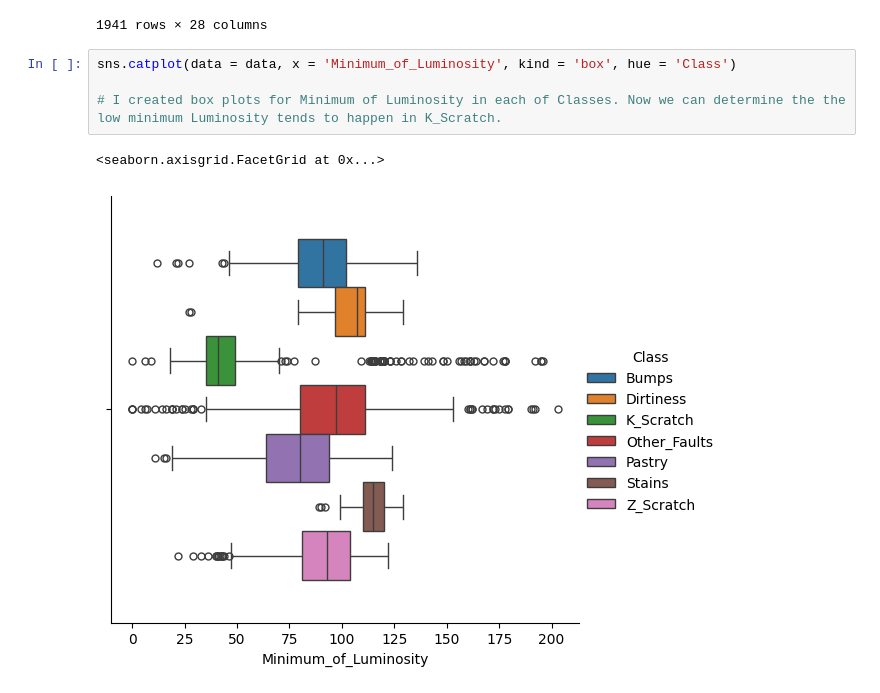
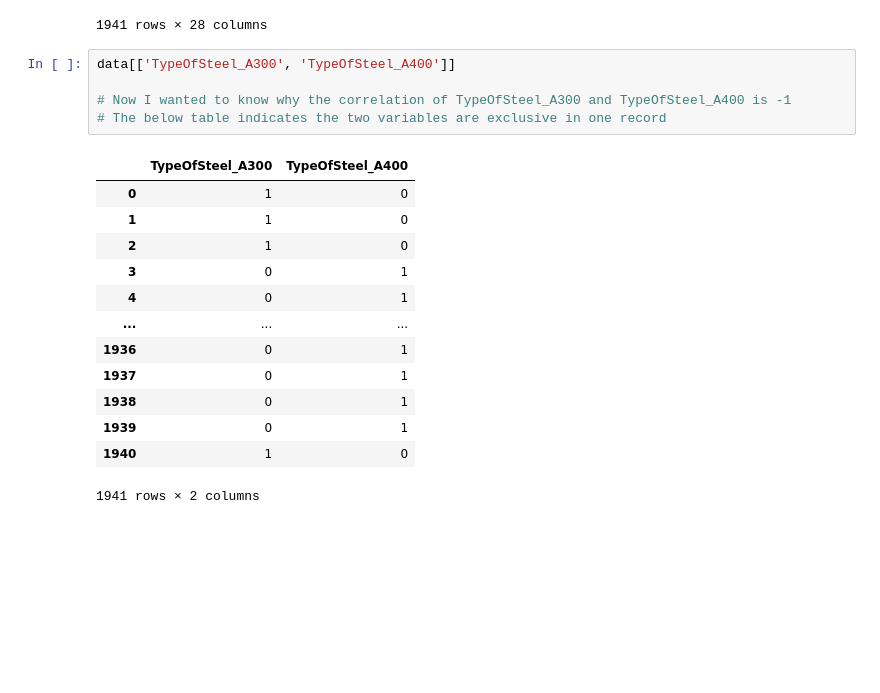
Before and after one commit to SyngyeonTak/Best-README-Template, a Jupyter notebook: DAEM_Midterm_practical_test.ipynb, the cells around one changed output. Cells and saved outputs as stored; diff of their text form; blank space fills up the shorter version.

```diff
--- a/DAEM_Midterm_practical_test.ipynb
+++ b/DAEM_Midterm_practical_test.ipynb
@@ -476,10 +476,22 @@ data
 | 1939 | 137 | 170 | 422497 | 422528 | 419 | 97 | 47 | 52715 | ... |
 | 1940 | 1261 | 1281 | 87951 | 87967 | 103 | 26 | 22 | 11682 | ... |
 1941 rows × 28 columns
-# %%
-sns.catplot(data = data, x = 'Minimum_of_Luminosity', kind = 'box', hue = 'Class')
-
-# I created box plots for Minimum of Luminosity in each of Classes. Now we can determine the the low minimum Luminosity tends to happen in K_Scratch.
-# %% [output]
-<seaborn.axisgrid.FacetGrid at 0x...>
-[figure, removed]
+# %%
+data[['TypeOfSteel_A300', 'TypeOfSteel_A400']]
+
+# Now I wanted to know why the correlation of TypeOfSteel_A300 and TypeOfSteel_A400 is -1
+# The below table indicates the two variables are exclusive in one record
+# %% [output]
+|  | TypeOfSteel_A300 | TypeOfSteel_A400 |
+| 0 | 1 | 0 |
+| 1 | 1 | 0 |
+| 2 | 1 | 0 |
+| 3 | 0 | 1 |
+| 4 | 0 | 1 |
+| ... | ... | ... |
+| 1936 | 0 | 1 |
+| 1937 | 0 | 1 |
+| 1938 | 0 | 1 |
+| 1939 | 0 | 1 |
+| 1940 | 1 | 0 |
+1941 rows × 2 columns
```
Also changed, not shown: parts of 3 cells of this notebook.
